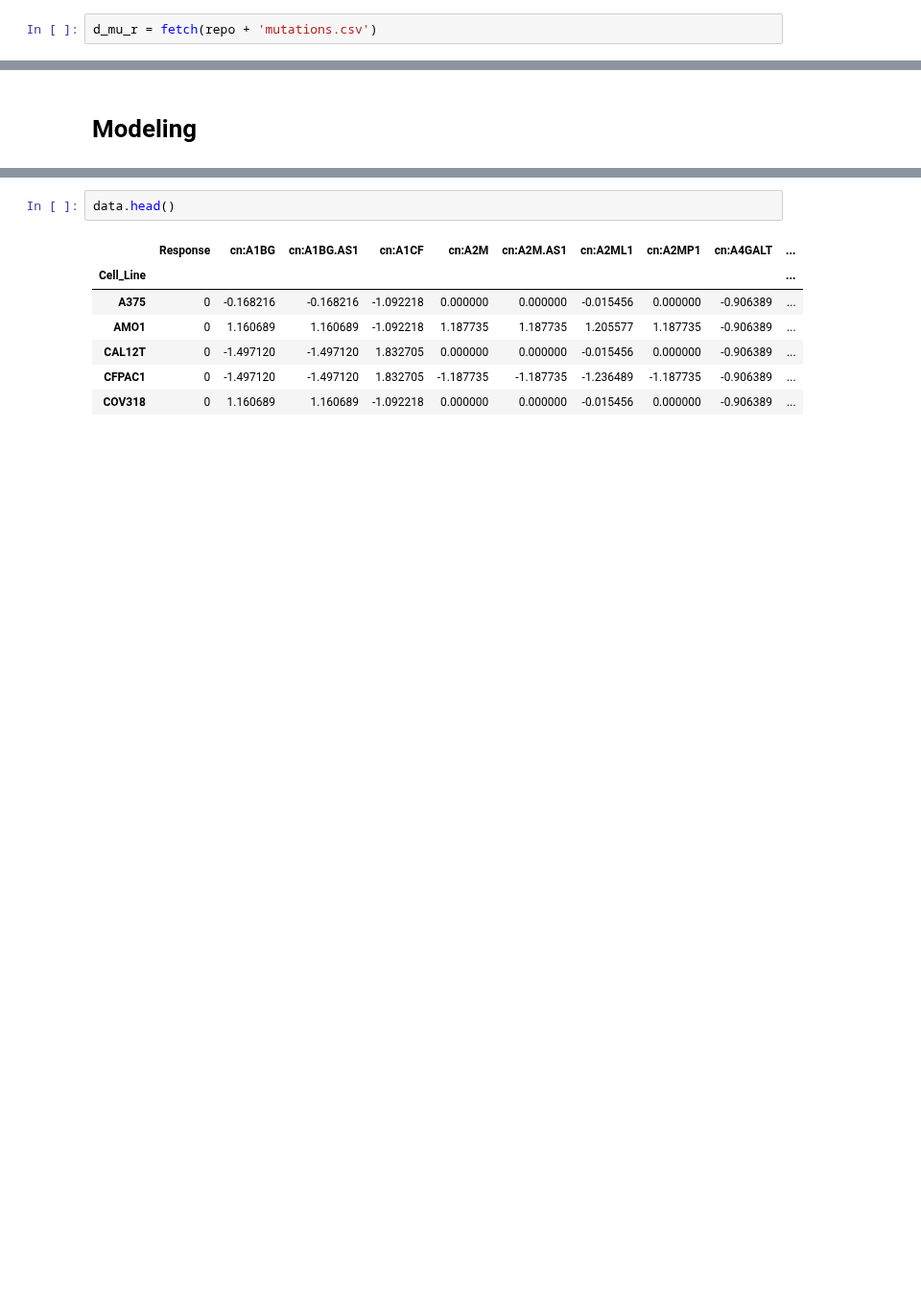
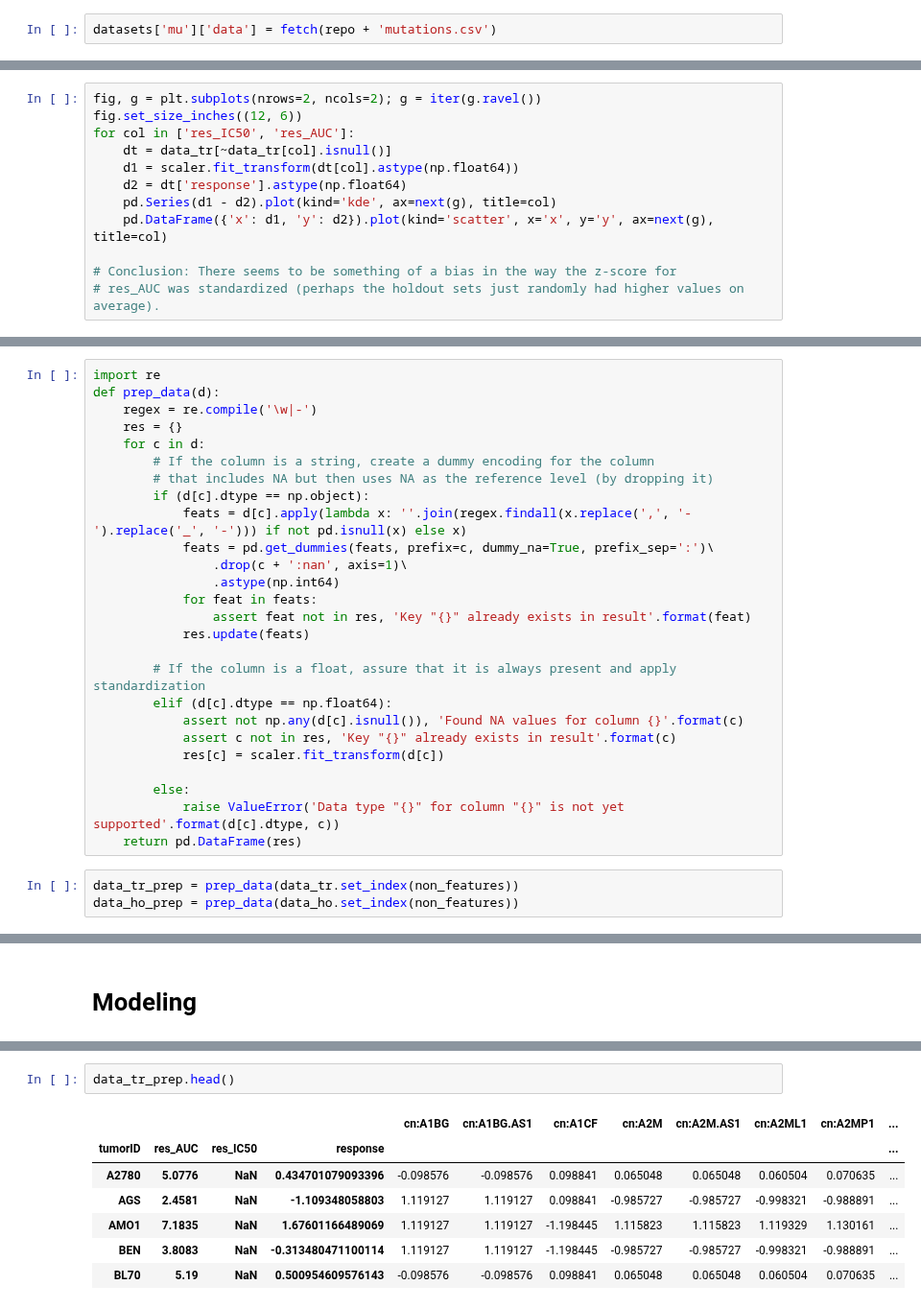
Before and after one commit to eric-czech/portfolio, a Jupyter notebook: demonstrative/python/notebooks/meetups/genomics_analytics.ipynb, the cells around one changed output, grey strips where cells are left out. Shown at 96% size. Cells and saved outputs as stored; diff of their text form; blank space fills up the shorter version.

```diff
--- a/demonstrative/python/notebooks/meetups/genomics_analytics.ipynb
+++ b/demonstrative/python/notebooks/meetups/genomics_analytics.ipynb
@@ -23,2 +41,2 @@ d_ge_r = fetch(repo + 'gene_expression.csv')
 # %%
-d_mu_r = fetch(repo + 'mutations.csv')
+datasets['mu']['data'] = fetch(repo + 'mutations.csv')
@@ -112,0 +130,12 @@ memory usage: 23.6+ MB
+# %%
+fig, g = plt.subplots(nrows=2, ncols=2); g = iter(g.ravel())
+fig.set_size_inches((12, 6))
+for col in ['res_IC50', 'res_AUC']:
+    dt = data_tr[~data_tr[col].isnull()]
+    d1 = scaler.fit_transform(dt[col].astype(np.float64))
+    d2 = dt['response'].astype(np.float64)
+    pd.Series(d1 - d2).plot(kind='kde', ax=next(g), title=col)
+    pd.DataFrame({'x': d1, 'y': d2}).plot(kind='scatter', x='x', y='y', ax=next(g), title=col)
+
+# Conclusion: There seems to be something of a bias in the way the z-score for
+# res_AUC was standardized (perhaps the holdout sets just randomly had higher values on average).
@@ -112,0 +146,29 @@ memory usage: 23.6+ MB
+# %%
+import re
+def prep_data(d):
+    regex = re.compile('\w|-')
+    res = {}
+    for c in d:
+        # If the column is a string, create a dummy encoding for the column
+        # that includes NA but then uses NA as the reference level (by dropping it)
+        if (d[c].dtype == np.object):
+            feats = d[c].apply(lambda x: ''.join(regex.findall(x.replace(',', '-').replace('_', '-'))) if not pd.isnull(x) else x)
+            feats = pd.get_dummies(feats, prefix=c, dummy_na=True, prefix_sep=':')\
+                .drop(c + ':nan', axis=1)\
+                .astype(np.int64)
+            for feat in feats:
+                assert feat not in res, 'Key "{}" already exists in result'.format(feat)
+            res.update(feats)
+
+        # If the column is a float, assure that it is always present and apply standardization
+        elif (d[c].dtype == np.float64):
+            assert not np.any(d[c].isnull()), 'Found NA values for column {}'.format(c)
+            assert c not in res, 'Key "{}" already exists in result'.format(c)
+            res[c] = scaler.fit_transform(d[c])
+
+        else:
+            raise ValueError('Data type "{}" for column "{}" is not yet supported'.format(d[c].dtype, c))
+    return pd.DataFrame(res)
+# %%
+data_tr_prep = prep_data(data_tr.set_index(non_features))
+data_ho_prep = prep_data(data_ho.set_index(non_features))
@@ -122,10 +196,10 @@ imp.reload(datasets)
 # %%
-data.head()
+data_tr_prep.head()
 # %% [output]
-|  | Response | cn:A1BG | cn:A1BG.AS1 | cn:A1CF | cn:A2M | cn:A2M.AS1 | cn:A2ML1 | cn:A2MP1 | cn:A4GALT | ... |
-| Cell_Line |  |  |  |  |  |  |  |  |  | ... |
-| A375 | 0 | -0.168216 | -0.168216 | -1.092218 | 0.000000 | 0.000000 | -0.015456 | 0.000000 | -0.906389 | ... |
-| AMO1 | 0 | 1.160689 | 1.160689 | -1.092218 | 1.187735 | 1.187735 | 1.205577 | 1.187735 | -0.906389 | ... |
-| CAL12T | 0 | -1.497120 | -1.497120 | 1.832705 | 0.000000 | 0.000000 | -0.015456 | 0.000000 | -0.906389 | ... |
-| CFPAC1 | 0 | -1.497120 | -1.497120 | 1.832705 | -1.187735 | -1.187735 | -1.236489 | -1.187735 | -0.906389 | ... |
-| COV318 | 0 | 1.160689 | 1.160689 | -1.092218 | 0.000000 | 0.000000 | -0.015456 | 0.000000 | -0.906389 | ... |
+|  |  |  |  | cn:A1BG | cn:A1BG.AS1 | cn:A1CF | cn:A2M | cn:A2M.AS1 | cn:A2ML1 | cn:A2MP1 | ... |
+| tumorID | res_AUC | res_IC50 | response |  |  |  |  |  |  |  | ... |
+| A2780 | 5.0776 | NaN | 0.434701079093396 | -0.098576 | -0.098576 | 0.098841 | 0.065048 | 0.065048 | 0.060504 | 0.070635 | ... |
+| AGS | 2.4581 | NaN | -1.109348058803 | 1.119127 | 1.119127 | 0.098841 | -0.985727 | -0.985727 | -0.998321 | -0.988891 | ... |
+| AMO1 | 7.1835 | NaN | 1.67601166489069 | 1.119127 | 1.119127 | -1.198445 | 1.115823 | 1.115823 | 1.119329 | 1.130161 | ... |
+| BEN | 3.8083 | NaN | -0.313480471100114 | 1.119127 | 1.119127 | -1.198445 | -0.985727 | -0.985727 | -0.998321 | -0.988891 | ... |
+| BL70 | 5.19 | NaN | 0.500954609576143 | -0.098576 | -0.098576 | 0.098841 | 0.065048 | 0.065048 | 0.060504 | 0.070635 | ... |
```
Also changed, not shown: parts of 60 cells of this notebook, 7 other files.
